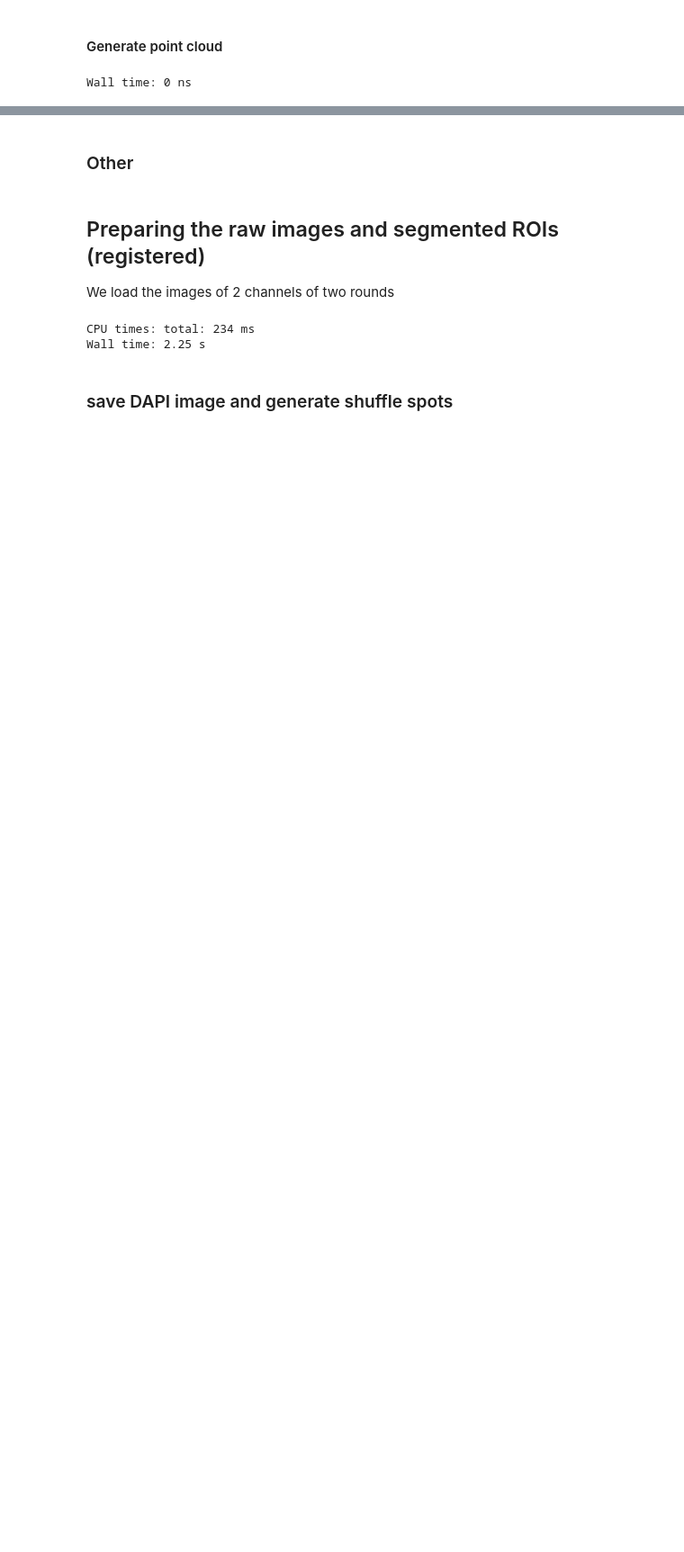
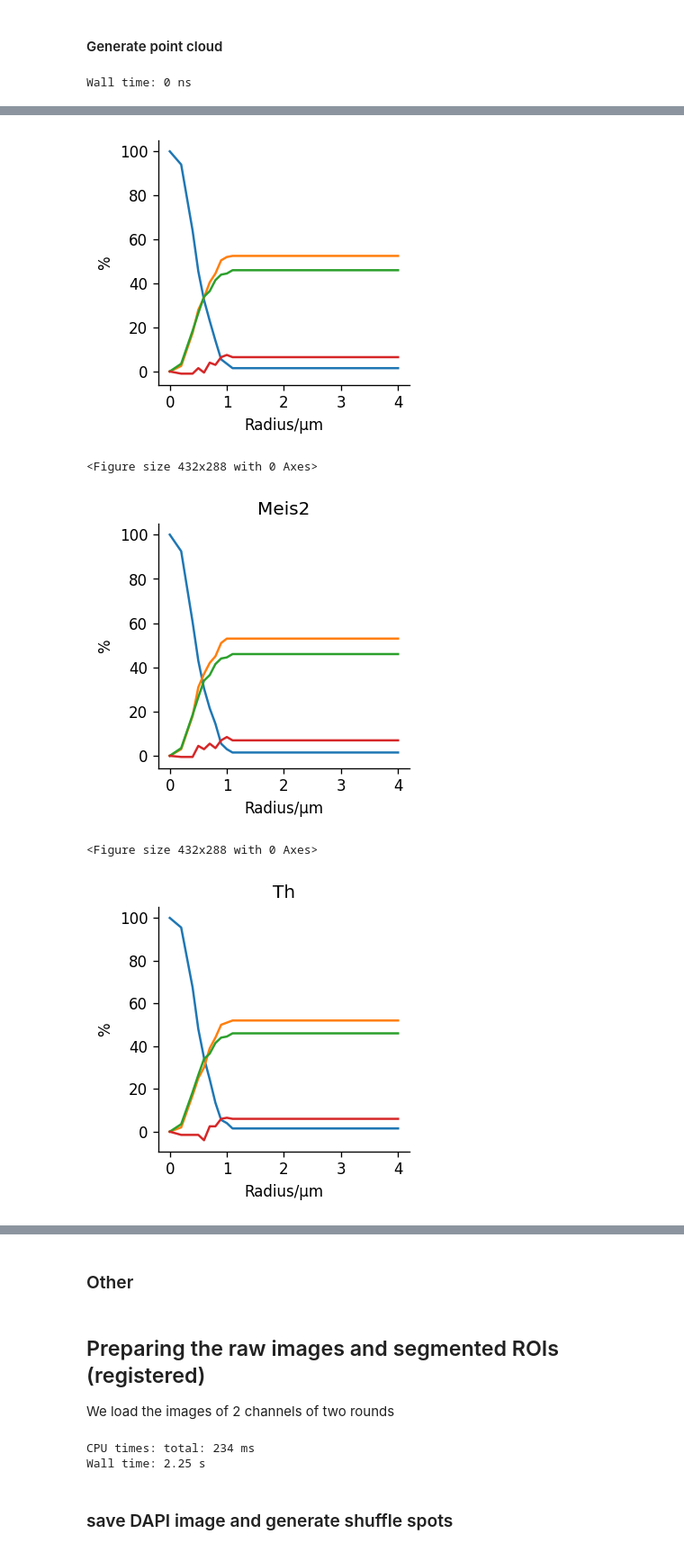
Before and after one commit to neugun/EASEQ-FISH, a Jupyter notebook: 3d_SeqFISH/Simulation_ROI_ransac_napari_fixmovROI-fpfh_icp.ipynb, the cells around one changed output, grey strips where cells are left out. Shown at 90% size. Cells and saved outputs as stored; diff of their text form; code cells hidden in the pictures; blank space fills up the shorter version.

```diff
--- a/3d_SeqFISH/Simulation_ROI_ransac_napari_fixmovROI-fpfh_icp.ipynb
+++ b/3d_SeqFISH/Simulation_ROI_ransac_napari_fixmovROI-fpfh_icp.ipynb
@@ -1305,0 +2625,53 @@ viewer.add_points(np.transpose(np.array([s[:,0],s[:,1],s[:,2]])),name ='c0_mov',
+# %%
+%%time
+Decoding_Efficiency = pd.DataFrame(Decoding_Efficiency, columns = ['Radius','Num_c0','FP_c0%','Efficiency_c0%','FN_c0%',
+                                                                  'Num_c1','FP_c1%','Efficiency_c1%','FN_c1%',
+                                                                  'Num_ALL','FP_ALL%','Efficiency_ALL%','FN_ALL%'])
+Decoding_Efficiency.to_csv(spots_dir+ 'Decoding_Efficiency.csv', index=False)
+fig=plt.figure(dpi=120,figsize=(3,3))
+# plt.violinplot(cloud_distance(A,B))
+plt.plot(Decoding_Efficiency['Radius'].values,Decoding_Efficiency['FN_ALL%'].values)
+plt.plot(Decoding_Efficiency['Radius'].values,Decoding_Efficiency['Efficiency_ALL%'].values)
+plt.plot(Decoding_Efficiency['Radius'].values,Decoding_Efficiency['FP_ALL%'].values)
+plt.plot(Decoding_Efficiency['Radius'].values,(Decoding_Efficiency['Efficiency_ALL%'].values-Decoding_Efficiency['FP_ALL%'].values))
+
+sns.despine()
+plt.xlabel('Radius/μm')
+plt.ylabel('%')
+plt.show()
+plt.tight_layout()
+
+fig=plt.figure(dpi=120,figsize=(3,3))
+# plt.violinplot(cloud_distance(A,B))
+plt.plot(Decoding_Efficiency['Radius'].values,Decoding_Efficiency['FN_c0%'].values)
+plt.plot(Decoding_Efficiency['Radius'].values,Decoding_Efficiency['Efficiency_c0%'].values)
+plt.plot(Decoding_Efficiency['Radius'].values,Decoding_Efficiency['FP_c0%'].values)
+plt.plot(Decoding_Efficiency['Radius'].values,(Decoding_Efficiency['Efficiency_c0%'].values-Decoding_Efficiency['FP_c0%'].values))
+sns.despine()
+plt.xlabel('Radius/μm')
+plt.ylabel('%')
+# ave=np.average(cloud_distance(A,B))
+plt.title(Gene[0])
+plt.show()
+plt.tight_layout()
+
+fig=plt.figure(dpi=120,figsize=(3,3))
+# plt.violinplot(cloud_distance(A,B))
+plt.plot(Decoding_Efficiency['Radius'].values,Decoding_Efficiency['FN_c1%'].values)
+plt.plot(Decoding_Efficiency['Radius'].values,Decoding_Efficiency['Efficiency_c1%'].values)
+plt.plot(Decoding_Efficiency['Radius'].values,Decoding_Efficiency['FP_c1%'].values)
+plt.plot(Decoding_Efficiency['Radius'].values,(Decoding_Efficiency['Efficiency_c1%'].values-Decoding_Efficiency['FP_c1%'].values))
+
+sns.despine()
+plt.xlabel('Radius/μm')
+plt.ylabel('%')
+# ave=np.average(cloud_distance(A,B))
+plt.title(Gene[1])
+plt.show()
+plt.tight_layout()
+# %% [output]
+[figure, added]
+<Figure size 432x288 with 0 Axes>
+[figure, added]
+<Figure size 432x288 with 0 Axes>
+[figure, added]
```
Also changed, not shown: parts of 27 cells of this notebook.
